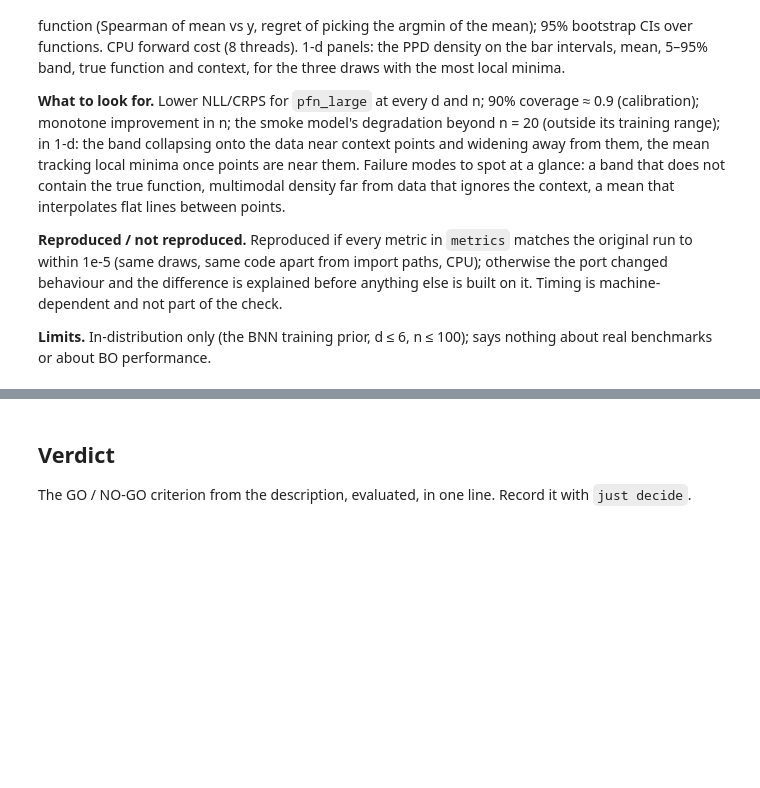
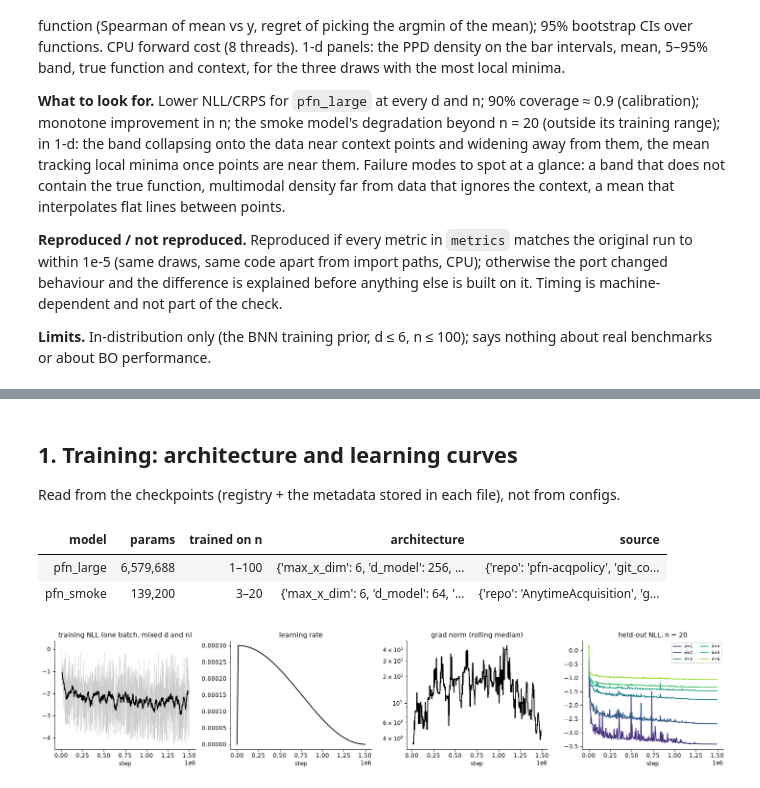
Before and after one commit to timruhkopf/pfn-repro, a Jupyter notebook: notebooks/03_2026-10-21_eval_pfn_large.ipynb, the cells around one changed output, grey strips where cells are left out. Drawn from its saved outputs; the diff is of its cells as text; code cells hidden in the pictures; blank space fills up the shorter version.

Commit message:
Reproduction checks: notebooks 03 and 04, snapshots, reference tables, log entries
Co-Authored-By: Claude Opus 5.5 <noreply@anthropic.com>

```diff
--- a/notebooks/03_2026-10-21_eval_pfn_large.ipynb
+++ b/notebooks/03_2026-10-21_eval_pfn_large.ipynb
@@ -31,8 +31,20 @@ not part of the check.
 **Limits.** In-distribution only (the BNN training prior, d ≤ 6, n ≤ 100); says nothing about real
 benchmarks or about BO performance.
 # %%
-from pfn_repro.analysis import load_snapshot, paired_diff, show_header, summarize
+import json
+import matplotlib.pyplot as plt
+import numpy as np
+import pandas as pd
 
-SNAPSHOT = "results/eval_pfn_large/<sweep_id>"  # set after `just snapshot runs/eval_pfn_large/<sweep_id>`
+from pfn_repro.analysis import load_snapshot, show_header
+from pfn_repro.evaluation.plots import ppd_heatmap
+from pfn_repro.utils.env import repo_root
+
+SNAPSHOT = "results/eval_pfn_large/sanity_20261021-135936"
+CROSS = "results/eval_pfn_large/sanity_20261021-135934"  # the same commit on ulysses
+REFERENCE = repo_root() / "results/eval_pfn_large/reference_pfn-acqpolicy"   # the original run, see its README
 snap = load_snapshot(SNAPSHOT)
-show_header(snap)  # how it was run + configuration, generated from the snapshot
+show_header(snap)
+M, PF, PIT, TIME, H = (snap.table(t) for t in ("metrics", "per_function", "pit_hist", "timing", "history"))
+DIMS = sorted(M.d.unique()); NS = sorted(M.n.unique())
+plt.rcParams.update({"figure.dpi": 85, "axes.spines.top": False, "axes.spines.right": False})
@@ -44,4 +142,27 @@ summarize(snap.runs, "<metric>")
 # %% [markdown]
-## Verdict
+## 1. Training: architecture and learning curves
 
-The GO / NO-GO criterion from the description, evaluated, in one line. Record it with `just decide`.
+Read from the checkpoints (registry + the metadata stored in each file), not from configs.
+# %%
+ck = snap.table("checkpoints")
+pd.DataFrame([{"model": r.model, "params": f"{r.n_params:,}", "trained on n": f"{r.train_n_min}–{r.train_n_max}",
+               "architecture": json.loads(r.metadata).get("config"), "source": json.loads(r.source)} for r in ck.itertuples()]).style.hide(axis="index")
+# %% [output]
+| model | params | trained on n | architecture | source |
+| pfn_large | 6,579,688 | 1–100 | {'max_x_dim': 6, 'd_model': 256, ... | {'repo': 'pfn-acqpolicy', 'git_co... |
+| pfn_smoke | 139,200 | 3–20 | {'max_x_dim': 6, 'd_model': 64, '... | {'repo': 'AnytimeAcquisition', 'g... |
+# %%
+h = H[H.model == "pfn_large"]
+fig, ax = plt.subplots(1, 4, figsize=(17, 3.6))
+ax[0].plot(h.step, h["nll/train"], color="#cccccc", lw=0.5); ax[0].plot(h.step, h["nll/train"].rolling(25, center=True).mean(), "k", lw=1.5)
+ax[0].set_title("training NLL (one batch, mixed d and n)")
+ax[1].plot(h.step, h["lr"], "k"); ax[1].set_title("learning rate")
+ax[2].plot(h.step, h["grad_norm"].rolling(25, center=True).median(), "k"); ax[2].set_yscale("log"); ax[2].set_title("grad norm (rolling median)")
+v = h.dropna(subset=["nll/val_d1_n20"])
+for d in DIMS:
+    ax[3].plot(v.step, v[f"nll/val_d{d}_n20"], color=plt.cm.viridis(d / 7), label=f"d={d}")
+ax[3].set_title("held-out NLL, n = 20"); ax[3].legend(fontsize=7, ncol=2)
+for a in ax: a.set_xlabel("step")
+fig.tight_layout(); plt.show()
+# %% [output]
+[figure, added]
```
Also changed, not shown: parts of 13 cells of this notebook, 58 other files.
